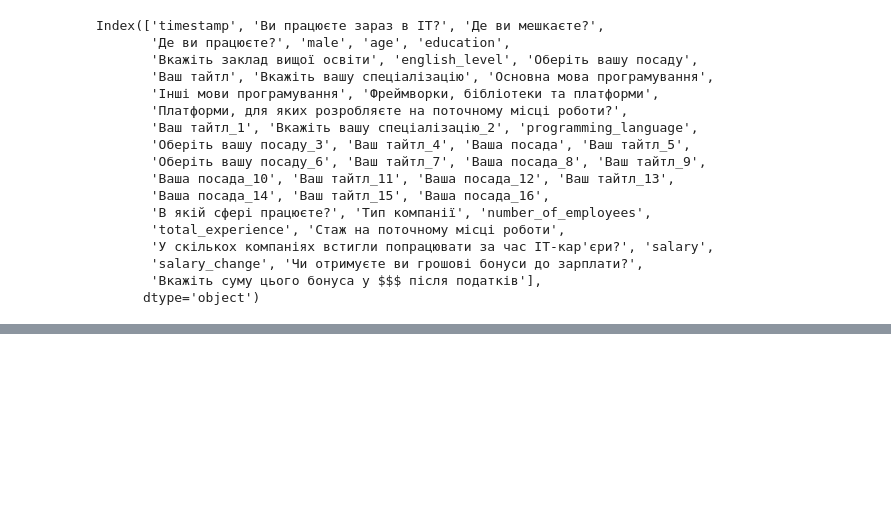
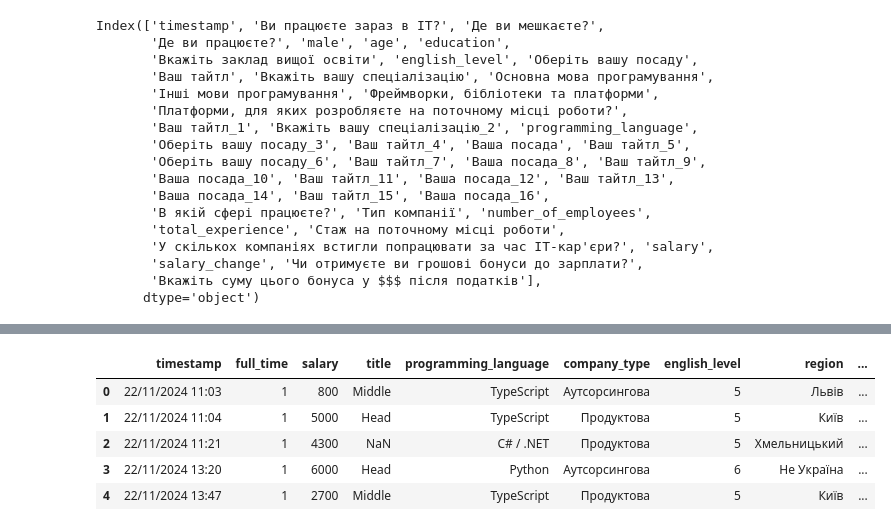
Before and after one commit to Danylo-Ik/Econometrics-Project-IT, a Jupyter notebook: clean_data.ipynb, the cells around one changed output, grey strips where cells are left out. Cells and saved outputs as stored; diff of their text form; code cells hidden in the pictures; blank space fills up the shorter version.

```diff
--- a/clean_data.ipynb
+++ b/clean_data.ipynb
@@ -53,0 +474,4 @@ df2020.drop(columns=['Вкажіть вашу спеціалізацію', 'Вк
+# %%
+df2022['title'] = df2022['title'].replace({'Немає тайтлу': np.nan})
+df2023['title'] = df2023['title'].replace({None: np.nan})
+df2024['title'] = df2024['title'].replace({None: np.nan})
@@ -132,0 +828,9 @@ df2020.drop(columns=['Вкажіть вашу спеціалізацію', 'Вк
+# %%
+df2024.head()
+# %% [output]
+|  | timestamp | full_time | salary | title | programming_language | company_type | english_level | region | ... |
+| 0 | 22/11/2024 11:03 | 1 | 800 | Middle | TypeScript | Аутсорсингова | 5 | Львів | ... |
+| 1 | 22/11/2024 11:04 | 1 | 5000 | Head | TypeScript | Продуктова | 5 | Київ | ... |
+| 2 | 22/11/2024 11:21 | 1 | 4300 | NaN | C# / .NET | Продуктова | 5 | Хмельницький | ... |
+| 3 | 22/11/2024 13:20 | 1 | 6000 | Head | Python | Аутсорсингова | 6 | Не Україна | ... |
+| 4 | 22/11/2024 13:47 | 1 | 2700 | Middle | TypeScript | Продуктова | 5 | Київ | ... |
```
Also changed, not shown: parts of 71 cells of this notebook, 5 other files.
